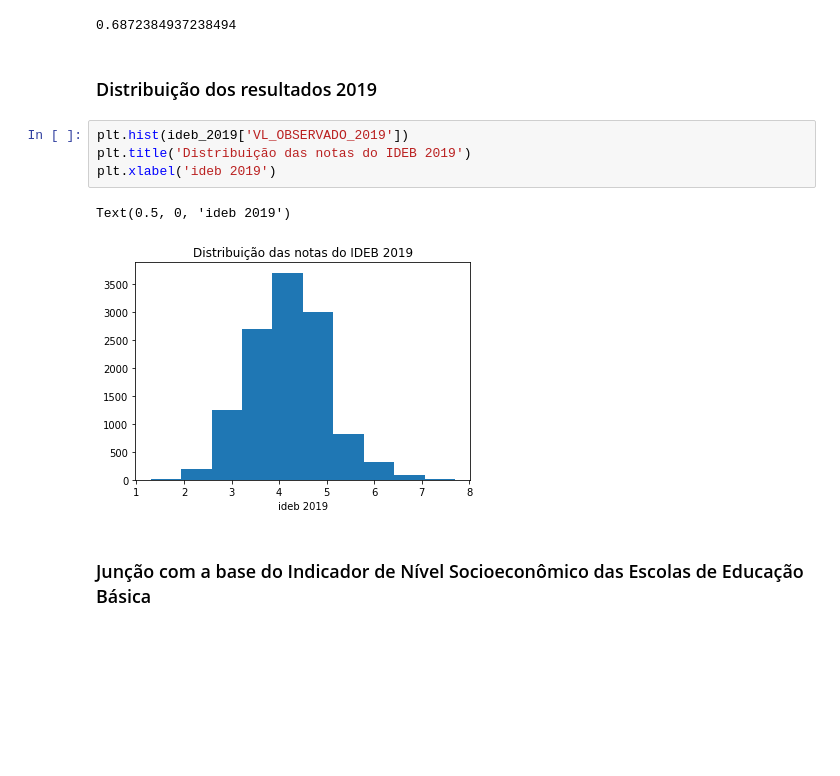
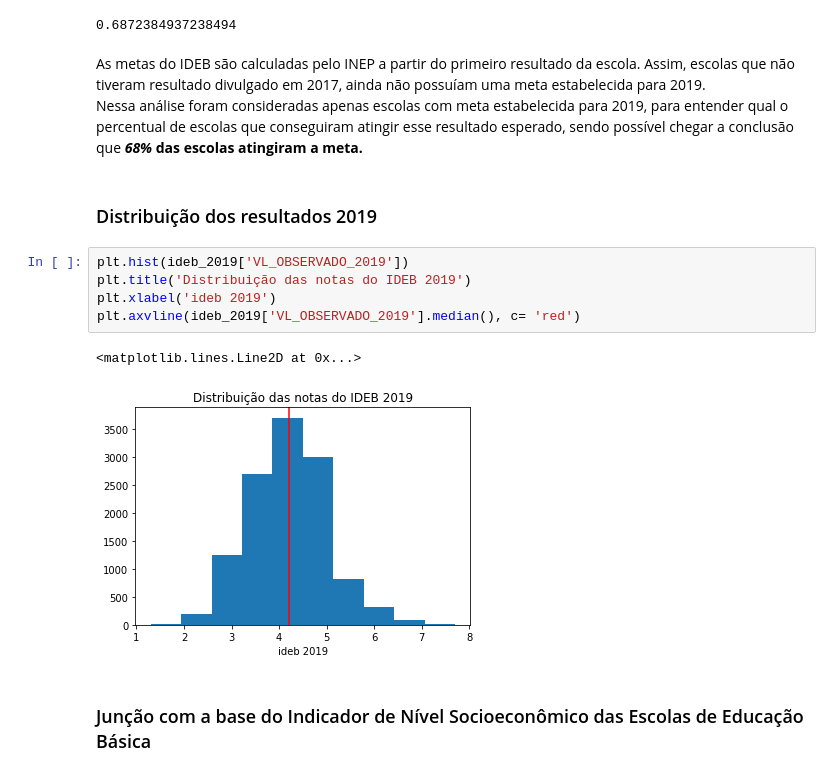
Before and after one commit to antunes-emanuel/intro-to-python, a Jupyter notebook: ideb_2019.ipynb, the cells around one changed output. Saved outputs shown, nothing was run; the diff lists cells and outputs as text; blank space fills up the shorter version.

```diff
--- a/ideb_2019.ipynb
+++ b/ideb_2019.ipynb
@@ -83,15 +89,19 @@ meta_2019 = ideb_2019.dropna(subset = ['VL_PROJECAO_2019'])
 (meta_2019['VL_OBSERVADO_2019'] >= meta_2019['VL_PROJECAO_2019']).mean()
 # %% [output]
 0.6872384937238494
+# %% [markdown]
+As metas do IDEB são calculadas pelo INEP a partir do primeiro resultado da escola. Assim, escolas que não tiveram resultado divulgado em 2017, ainda não possuíam uma meta estabelecida para 2019. <br>
+Nessa análise foram consideradas apenas escolas com meta estabelecida para 2019, para entender qual o percentual de escolas que conseguiram atingir esse resultado esperado, sendo possível chegar a conclusão que <b><i>68%</i> das escolas atingiram a meta.</b>
 # %% [markdown]
 ### Distribuição dos resultados 2019
 # %%
 plt.hist(ideb_2019['VL_OBSERVADO_2019'])
 plt.title('Distribuição das notas do IDEB 2019')
 plt.xlabel('ideb 2019')
+plt.axvline(ideb_2019['VL_OBSERVADO_2019'].median(), c= 'red')
 # %% [output]
-Text(0.5, 0, 'ideb 2019')
+<matplotlib.lines.Line2D at 0x...>
-[figure, old version]
+[figure, new version]
 # %% [markdown]
 ### Junção com a base do Indicador de Nível Socioeconômico das Escolas de Educação Básica
 # %%
```
Also changed, not shown: parts of 3 cells of this notebook.
